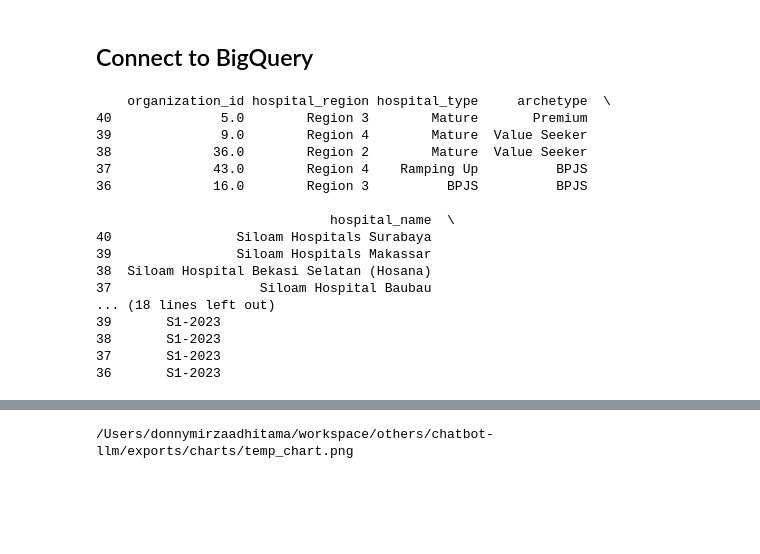
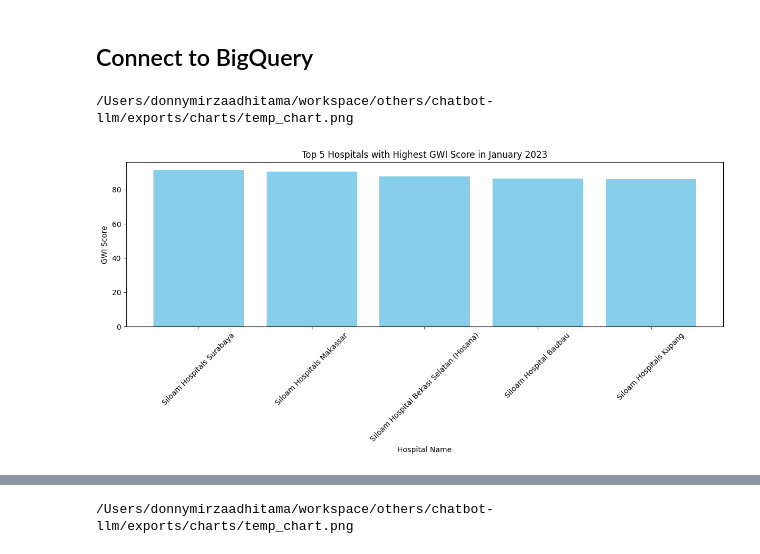
Before and after one commit to dmadhitama/chatbot-llm, a Jupyter notebook: test_pandasai.ipynb, the cells around one changed output, grey strips where cells are left out. Saved outputs shown, nothing was run; the diff lists cells and outputs as text; code cells hidden in the pictures; blank space fills up the shorter version.

```diff
--- a/test_pandasai.ipynb
+++ b/test_pandasai.ipynb
@@ -324,41 +341,26 @@ field_descriptions_gwi = {
 # %%
 # ref: https://github.com/Sinaptik-AI/pandas-ai/issues/971
 gwi_score_connector = GoogleBigQueryConnector(
     config={
         "credentials_path" : "service_account/dwh-siloam-99402e61edd2.json",
         "database" : "GWI_LLM",
         "table" : "gwi_score_view",
         "projectID" : "dwh-siloam",
         # "where": [
         #     # this is optional and filters the data to
         #     # reduce the size of the dataframe
         #     ["loan_status", "=", "PAIDOFF"],
         # ],
     },
     field_descriptions=field_descriptions_gwi,
 )
 
 df_gwi = SmartDataframe(gwi_score_connector)
-response = df_gwi.chat("Tampilkan 5 hospital dengan gwi score tertinggi di bulan januari 2023")
+response = df_gwi.chat("Tampilkan chart 5 hospital dengan gwi score tertinggi di bulan januari 2023")
 print(response)
 # %% [output]
-    organization_id hospital_region hospital_type     archetype  \
-40              5.0        Region 3        Mature       Premium
-39              9.0        Region 4        Mature  Value Seeker
-38             36.0        Region 2        Mature  Value Seeker
-37             43.0        Region 4    Ramping Up          BPJS
-36             16.0        Region 3          BPJS          BPJS
-
-                              hospital_name  \
-40                Siloam Hospitals Surabaya
-39                Siloam Hospitals Makassar
-38  Siloam Hospital Bekasi Selatan (Hosana)
-37                   Siloam Hospital Baubau
-... (18 lines left out)
-39       S1-2023
-38       S1-2023
-37       S1-2023
-36       S1-2023
+/Users/donnymirzaadhitama/workspace/others/chatbot-llm/exports/charts/temp_chart.png
+[figure, added]
 # %%
 df_gwi.head_df
 # %% [output]
```
Also changed, not shown: parts of 20 cells of this notebook, 18 other files.
